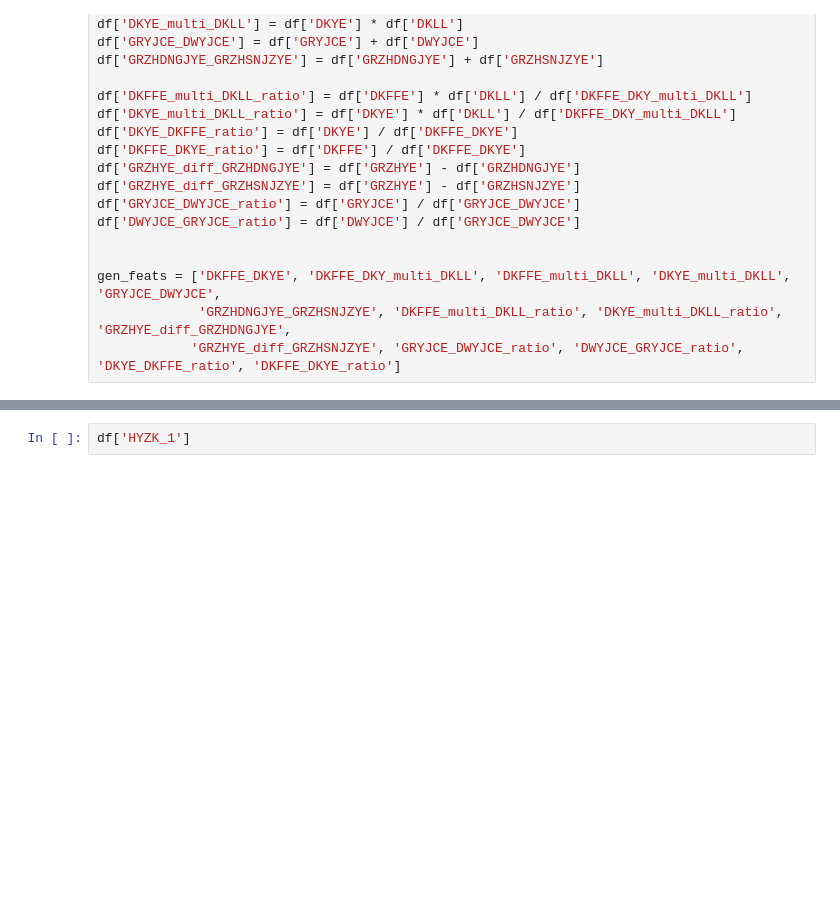
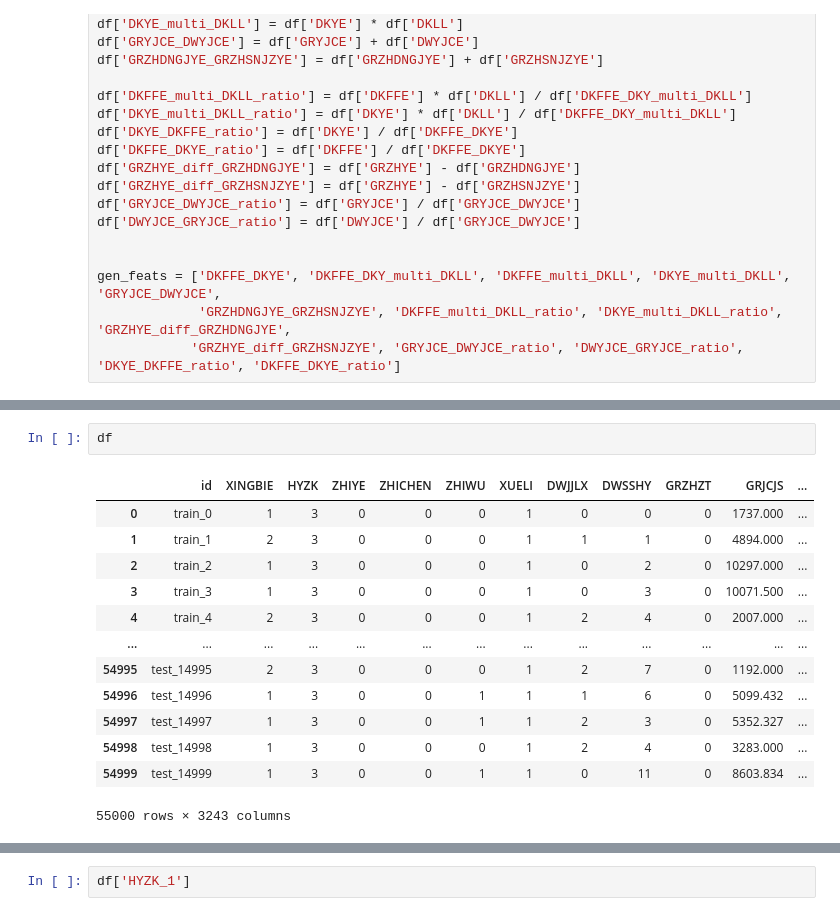
Before and after one commit to liuqidong07/OverduePrediction, a Jupyter notebook: DT.ipynb, the cells around one changed output, grey strips where cells are left out. Saved outputs shown, nothing was run; the diff lists cells and outputs as text; blank space fills up the shorter version.

```diff
--- a/DT.ipynb
+++ b/DT.ipynb
@@ -153 +154,17 @@ display(train_df.shape, test_df.shape)
+# %%
+df
+# %% [output]
+|  | id | XINGBIE | HYZK | ZHIYE | ZHICHEN | ZHIWU | XUELI | DWJJLX | DWSSHY | GRZHZT | GRJCJS | ... |
+| 0 | train_0 | 1 | 3 | 0 | 0 | 0 | 1 | 0 | 0 | 0 | 1737.000 | ... |
+| 1 | train_1 | 2 | 3 | 0 | 0 | 0 | 1 | 1 | 1 | 0 | 4894.000 | ... |
+| 2 | train_2 | 1 | 3 | 0 | 0 | 0 | 1 | 0 | 2 | 0 | 10297.000 | ... |
+| 3 | train_3 | 1 | 3 | 0 | 0 | 0 | 1 | 0 | 3 | 0 | 10071.500 | ... |
+| 4 | train_4 | 2 | 3 | 0 | 0 | 0 | 1 | 2 | 4 | 0 | 2007.000 | ... |
+| ... | ... | ... | ... | ... | ... | ... | ... | ... | ... | ... | ... | ... |
+| 54995 | test_14995 | 2 | 3 | 0 | 0 | 0 | 1 | 2 | 7 | 0 | 1192.000 | ... |
+| 54996 | test_14996 | 1 | 3 | 0 | 0 | 1 | 1 | 1 | 6 | 0 | 5099.432 | ... |
+| 54997 | test_14997 | 1 | 3 | 0 | 0 | 1 | 1 | 2 | 3 | 0 | 5352.327 | ... |
+| 54998 | test_14998 | 1 | 3 | 0 | 0 | 0 | 1 | 2 | 4 | 0 | 3283.000 | ... |
+| 54999 | test_14999 | 1 | 3 | 0 | 0 | 1 | 1 | 0 | 11 | 0 | 8603.834 | ... |
+55000 rows × 3243 columns
 # %%
```
Also changed, not shown: parts of 8 cells of this notebook, 3 other files.
